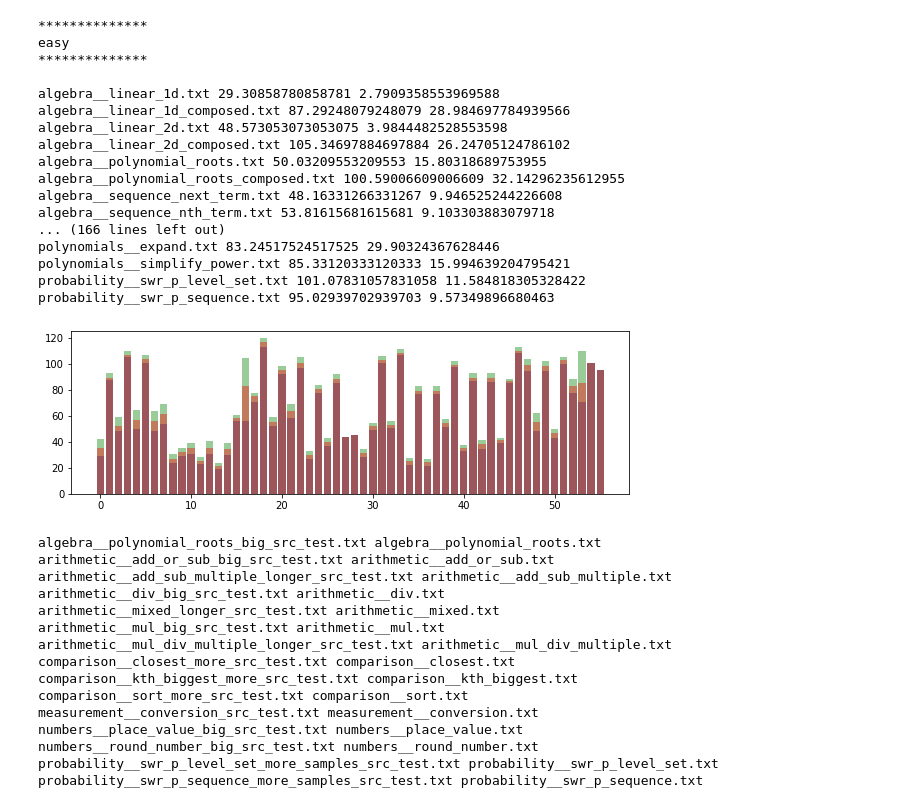
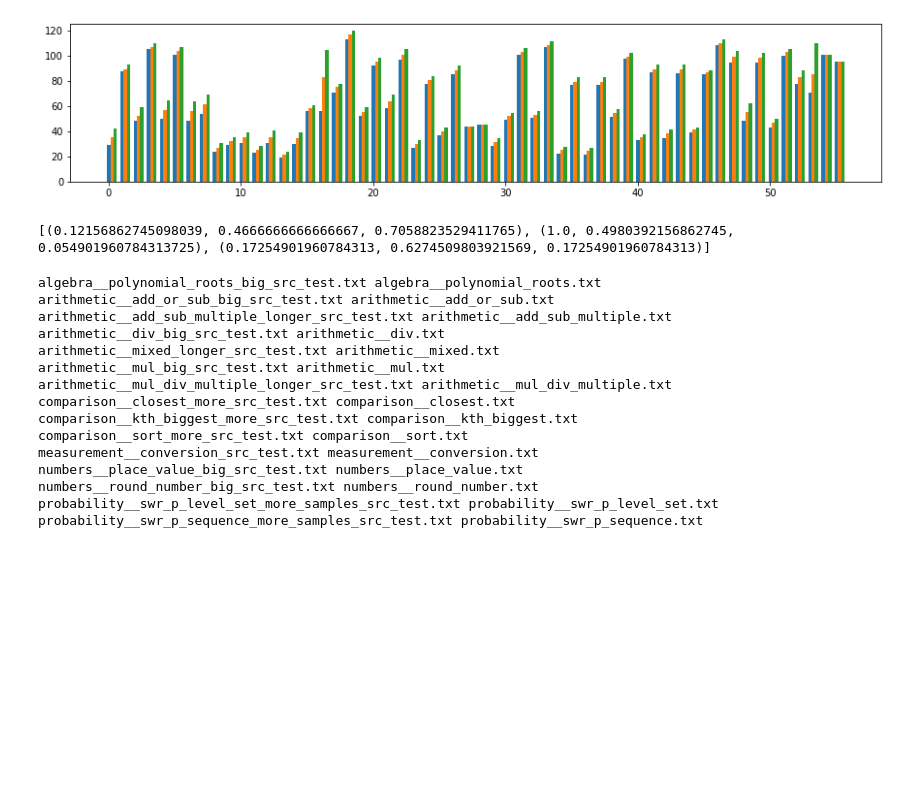
Before and after one commit to bencottier/mlp-project, a Jupyter notebook: notebooks/compute_lengths.ipynb, the cells around one changed output. Saved outputs shown, nothing was run; the diff lists cells and outputs as text; code cells hidden in the pictures; blank space fills up the shorter version.

Commit message:
add histogram of lengths

```diff
--- a/notebooks/compute_lengths.ipynb
+++ b/notebooks/compute_lengths.ipynb
@@ -54,40 +37,33 @@ for i, difficulty in enumerate(difficulties):
 #with open('/Users/ff/dev/mlp-project/scripts/data.pickle','wb') as f:
 #    pickle.dump(lengths, f)
 # %%
-plt.figure(figsize=(10,3))
+plt.figure(figsize=(15,3))
 plt.tight_layout()
-colors = ['b', 'g', 'r']
-for d, difficulty in enumerate(sorted(lengths.keys())):
 
-    print()
-    print('**************')
-    print(difficulty)
-    print('**************')
-    print()
+colors= get_cmap('tab10').colors
+
+bars = []
+bar_width = 0.25
+for i in range(3):
+    bars.append(np.arange(len(lengths['easy'].keys())) + bar_width * i)
+
+
+for d, difficulty in enumerate(['easy', 'medium', 'hard']):
+
+    #print()
+    #print('**************')
+    #print(difficulty)
+    #print('**************')
+    #print()
     for i,task in enumerate(sorted(lengths[difficulty].keys())):
-        print(task, lengths[difficulty][task].mean(), lengths[difficulty][task].std())
-        plt.bar(i, lengths[difficulty][task].mean(), label='difficulty', color=colors[d], alpha=0.4)
-#plt.legend()
+        #print(task, lengths[difficulty][task].mean(), lengths[difficulty][task].std())
+        plt.bar(bars[d][i], lengths[difficulty][task].mean(), width=bar_width, color=colors[d], alpha=1)
+
+#plt.legend(['easy', 'medium', 'hard'])
 plt.show()
 # %% [output]
+[figure, new version]
-**************
-easy
-**************
-
-algebra__linear_1d.txt 29.30858780858781 2.7909358553969588
-algebra__linear_1d_composed.txt 87.29248079248079 28.984697784939566
-algebra__linear_2d.txt 48.573053073053075 3.9844482528553598
-algebra__linear_2d_composed.txt 105.34697884697884 26.24705124786102
-algebra__polynomial_roots.txt 50.03209553209553 15.80318689753955
-algebra__polynomial_roots_composed.txt 100.59006609006609 32.14296235612955
-algebra__sequence_next_term.txt 48.16331266331267 9.946525244226608
-algebra__sequence_nth_term.txt 53.81615681615681 9.103303883079718
-... (166 lines left out)
-polynomials__expand.txt 83.24517524517525 29.90324367628446
-polynomials__simplify_power.txt 85.33120333120333 15.994639204795421
-probability__swr_p_level_set.txt 101.07831057831058 11.584818305328422
-probability__swr_p_sequence.txt 95.02939702939703 9.57349896680463
+[(0.12156862745098039, 0.4666666666666667, 0.7058823529411765), (1.0, 0.4980392156862745, 0.054901960784313725), (0.17254901960784313, 0.6274509803921569, 0.17254901960784313)]
-[figure, old version]
 # %%
 extr_tasks = {
     'algebra__polynomial_roots_big_src_test.txt':['algebra__polynomial_roots.txt'],
```
Also changed, not shown: parts of 5 cells of this notebook.
